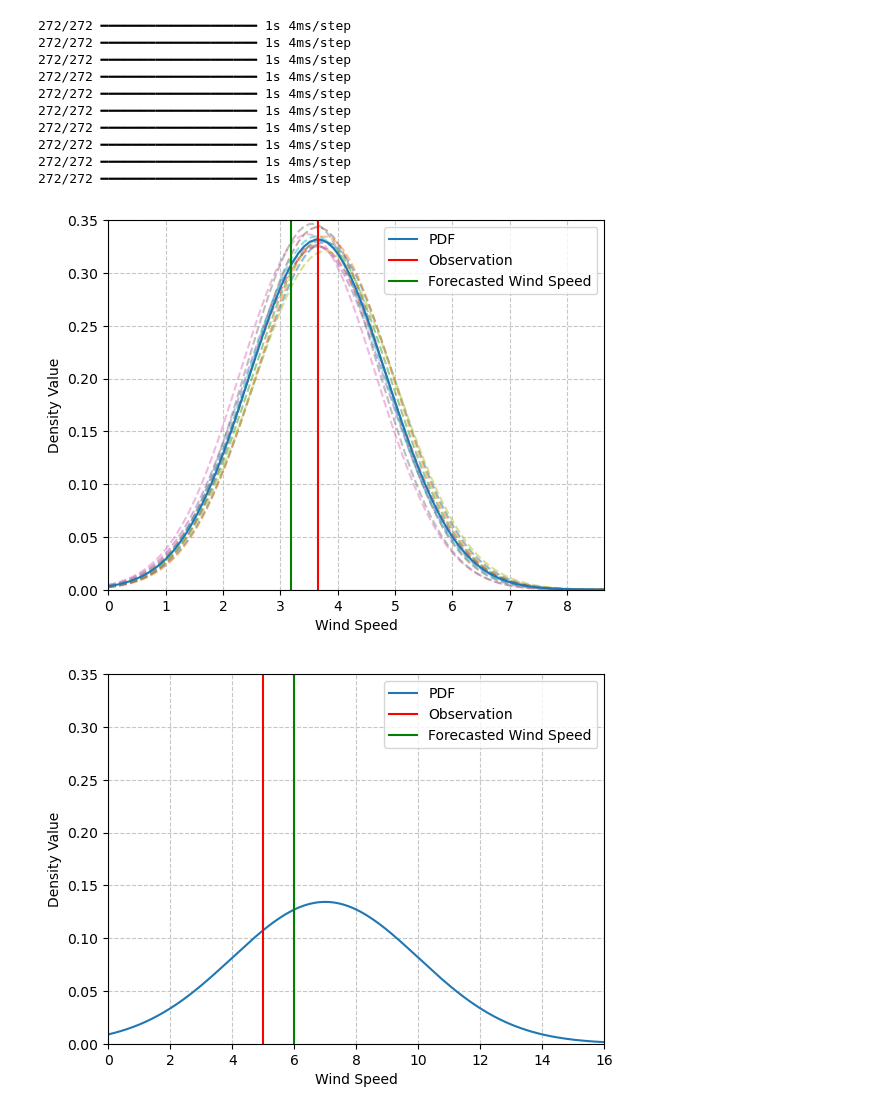
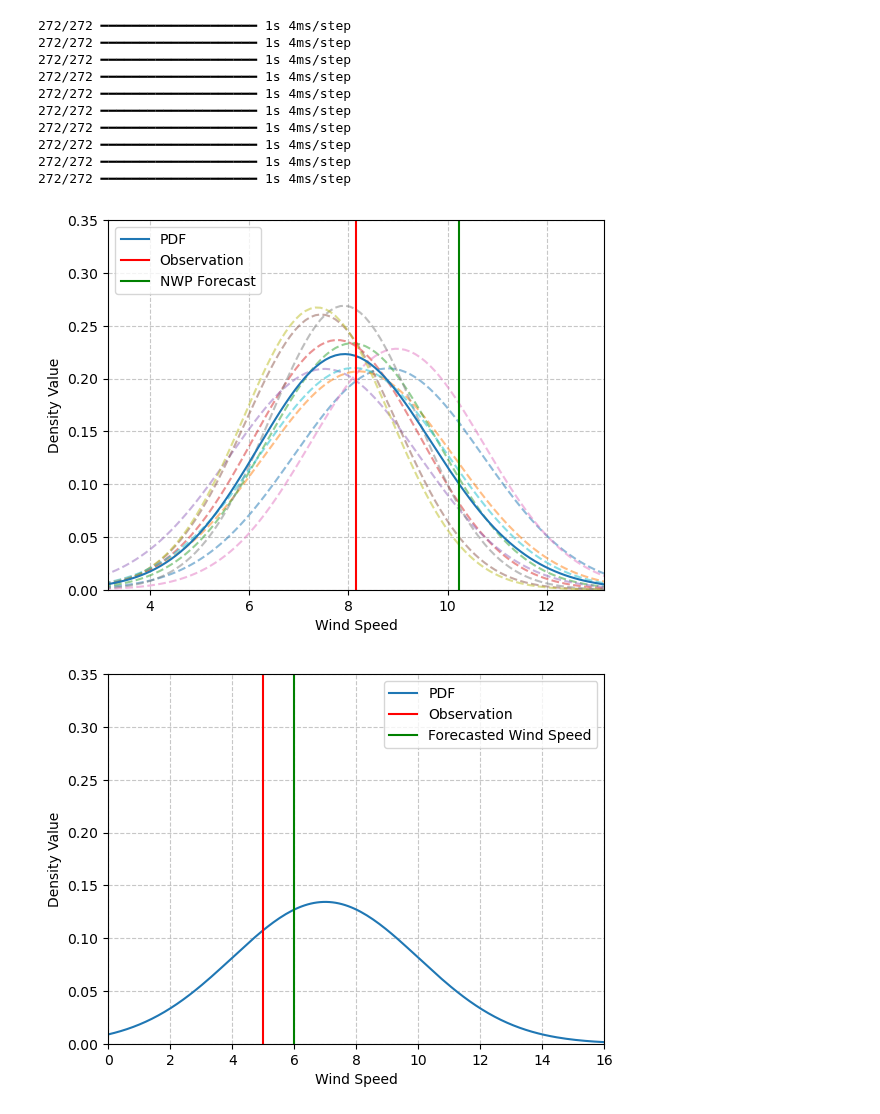
Before and after one commit to SimonHakvoort/thesiscode, a Jupyter notebook: src/visualization/experiments_figures.ipynb, the cells around one changed output. Saved outputs shown, nothing was run; the diff lists cells and outputs as text; code cells hidden in the pictures.

```diff
--- a/src/visualization/experiments_figures.ipynb
+++ b/src/visualization/experiments_figures.ipynb
@@ -135,9 +135,9 @@ all_linear_models_without_constant_weight0  = {'LinEMOS Sigmoid Weight AM TN-LN'
                                             'LinEMOS Best CNN Weight TN': best_cnn_weight_tn,
                                             'LinEMOS Indicator Weight TN': indicator_weight_tn}
 
-linear_models_different_distribution = {'LinEMOS Constant Weight LN': constant_weight_ln,
+linear_models_different_distribution = {# 'LinEMOS Constant Weight LN': constant_weight_ln,
                                         'LinEMOS Indicator Weight LN': indicator_weight_ln,
-                                        'LinEMOS Constant Weight GEV': constant_weight_gev,
+                                        #'LinEMOS Constant Weight GEV': constant_weight_gev,
                                         'LinEMOS Indicator Weight GEV': indicator_weight_gev,
                                         'LinEMOS Indicator Weight TN': indicator_weight_tn,
 }
@@ -808,7 +785,7 @@ make_reliability_and_sharpness(all_linear_models_fold0, test_data0, t=t)
 [figure]
 # %%
 values = np.linspace(0,20,200)
-ylim = [-0.15, 0.15]
+ylim = [-0.2, 0.2]
 basemodel = constant_weight_tn
 data = test_data0
 models = linear_models_different_distribution
@@ -821,11 +798,14 @@ for model in models:
     brier_skill_scores = 1 - brier_scores / brier_base_model
     if 'TN' in model:
         linestyle = '--'
+        color = 'blue'
     elif 'LN' in model:
         linestyle = '-'
+        color = 'green'
     else:
-        linestyle = ':'
-    plt.plot(values, brier_skill_scores, label = model, linestyle=linestyle)
+        linestyle = '-'
+        color = 'red'
+    plt.plot(values, brier_skill_scores, label = model, linestyle=linestyle, color=color)
 
 # print a striped black horizontal line at y=0
 plt.axhline(0, color='black', linestyle='--', label=name_base_model)
@@ -1129,27 +1109,27 @@ for i, prediction in enumerate(predictions):
     distributions.append(distribution)
 # %%
 x = np.linspace(0,20,200)
-value = 314
+value = 3813# 314#1012
 averages = np.zeros(shape=(10, 200))
 for i, distribution in enumerate(distributions):
     distribution_values = distribution[value].prob(x)
     plt.plot(x, distribution_values, linestyle='--', alpha=0.5)
     averages[i,:] = distribution_values
 
 plt.plot(x, averages.mean(axis=0), label='PDF')
 
 plt.grid(True, linestyle='--', alpha=0.7)
 plt.ylabel('Density Value')
 plt.xlabel('Wind Speed')
 plt.axvline(y[value], color = 'red', label = 'Observation')
-plt.axvline(X_forecast[value], color='green', label='Forecasted Wind Speed')
+plt.axvline(X_forecast[value], color='green', label='NWP Forecast')
 xminval = np.max([0, y[value]-5])
 plt.xlim(xminval, y[value] + 5)
 plt.ylim(0,0.35)
 plt.legend()
 plt.show()
 # %% [output]
-[figure, old version]
+[figure, new version]
 # %%
 def truncated_normal_pdf(x, mean, variance, lower_bound, upper_bound):
     stddev = np.sqrt(variance)
```
Also changed, not shown: parts of 6 cells of this notebook, 2 other files.
